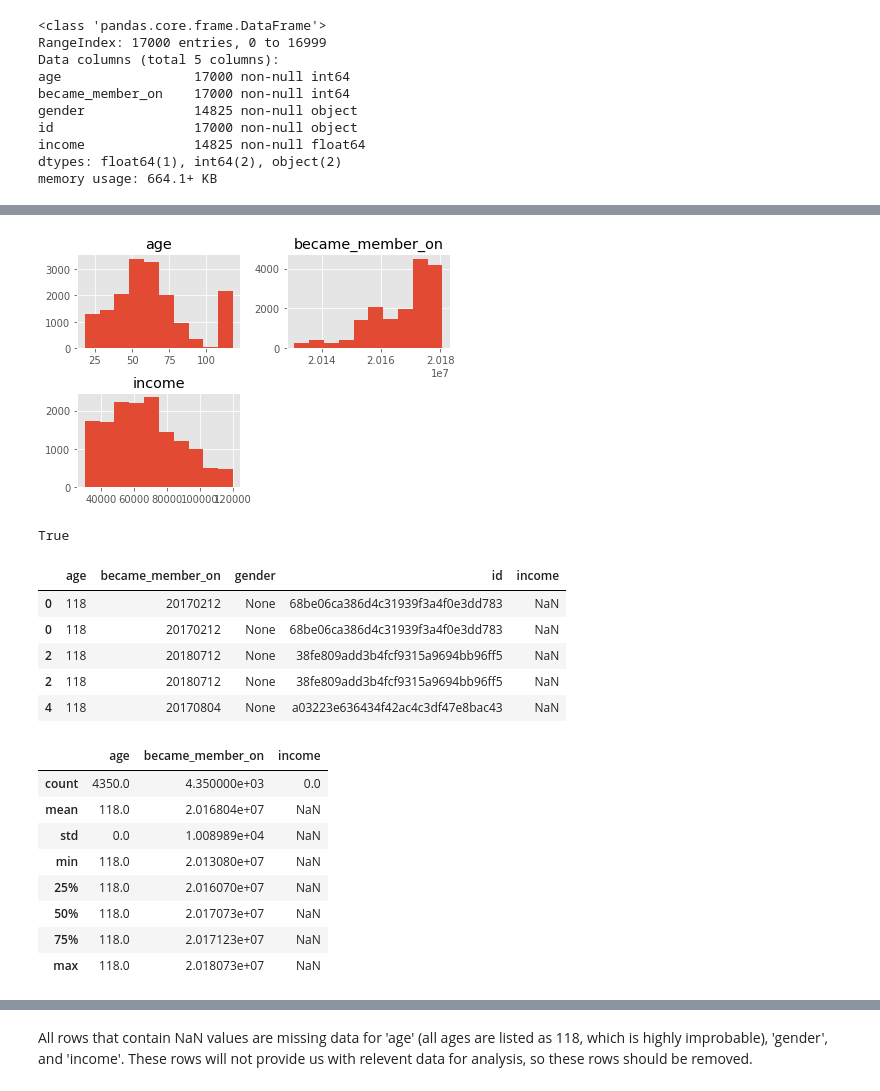
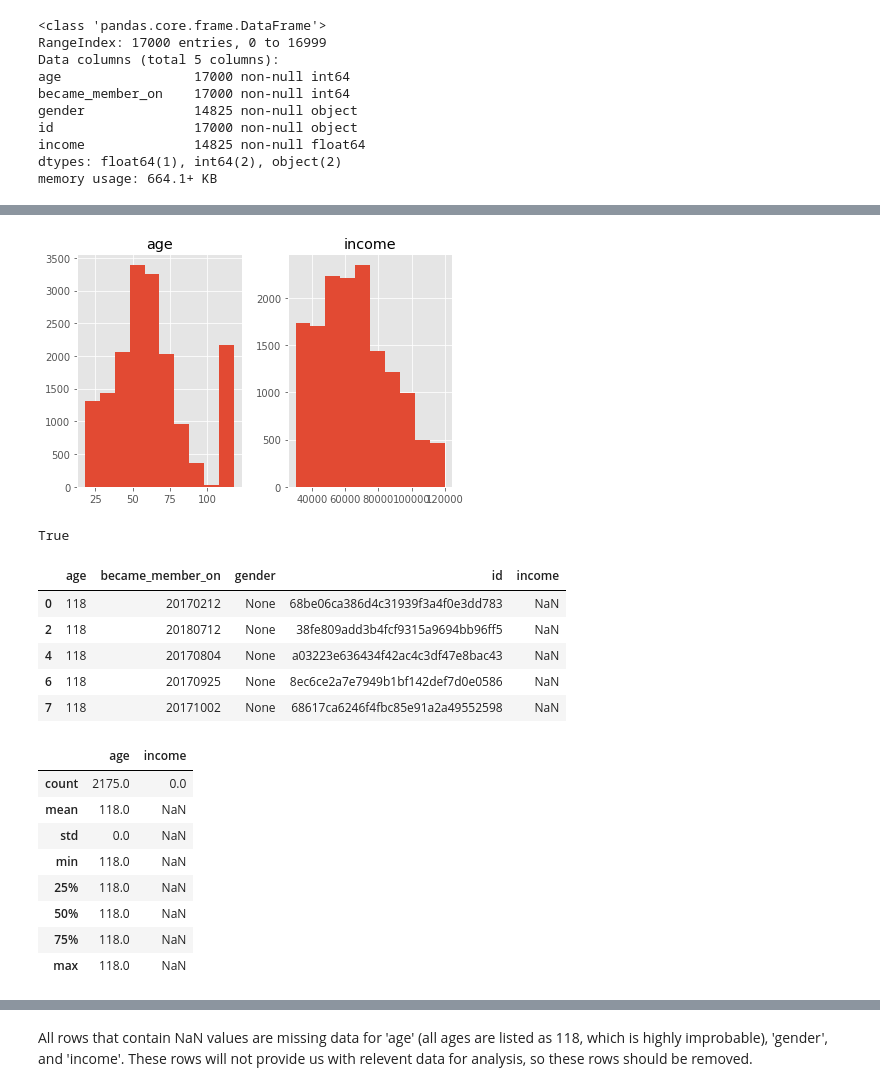
Before and after one commit to ajgiust/Optimize-Starbucks-App-Offers, a Jupyter notebook: Starbucks_Capstone_notebook.ipynb, the cells around one changed output, grey strips where cells are left out. Cells and saved outputs as stored; diff of their text form; code cells hidden in the pictures.

```diff
--- a/Starbucks_Capstone_notebook.ipynb
+++ b/Starbucks_Capstone_notebook.ipynb
@@ -194,8 +230,10 @@ profile.describe()
 # %%
-profile.hist()
+profile[['age', 'income']].hist()
 plt.tight_layout();
+
+plt.savefig('profile_hist.png')
 # %% [output]
-[figure, old version]
+[figure, new version]
 # %%
 # Check for NaN's
 
@@ -205,24 +243,24 @@ True
 # %%
 # Review rows that contain NaN value
 
-profile_nans = profile[profile.isnull().values == True]
+profile_nans = profile[profile['income'].isnull().values == True]
 profile_nans.head()
 # %% [output]
 |  | age | became_member_on | gender | id | income |
 | 0 | 118 | 20170212 | None | 68be06ca386d4c31939f3a4f0e3dd783 | NaN |
-| 0 | 118 | 20170212 | None | 68be06ca386d4c31939f3a4f0e3dd783 | NaN |
-| 2 | 118 | 20180712 | None | 38fe809add3b4fcf9315a9694bb96ff5 | NaN |
 | 2 | 118 | 20180712 | None | 38fe809add3b4fcf9315a9694bb96ff5 | NaN |
 | 4 | 118 | 20170804 | None | a03223e636434f42ac4c3df47e8bac43 | NaN |
+| 6 | 118 | 20170925 | None | 8ec6ce2a7e7949b1bf142def7d0e0586 | NaN |
+| 7 | 118 | 20171002 | None | 68617ca6246f4fbc85e91a2a49552598 | NaN |
 # %%
-profile_nans.describe()
+profile_nans[['age', 'income']].describe()
 # %% [output]
-|  | age | became_member_on | income |
-| count | 4350.0 | 4.350000e+03 | 0.0 |
-| mean | 118.0 | 2.016804e+07 | NaN |
-| std | 0.0 | 1.008989e+04 | NaN |
-| min | 118.0 | 2.013080e+07 | NaN |
-| 25% | 118.0 | 2.016070e+07 | NaN |
-| 50% | 118.0 | 2.017073e+07 | NaN |
-| 75% | 118.0 | 2.017123e+07 | NaN |
-| max | 118.0 | 2.018073e+07 | NaN |
+|  | age | income |
+| count | 2175.0 | 0.0 |
+| mean | 118.0 | NaN |
+| std | 0.0 | NaN |
+| min | 118.0 | NaN |
+| 25% | 118.0 | NaN |
+| 50% | 118.0 | NaN |
+| 75% | 118.0 | NaN |
+| max | 118.0 | NaN |
```
Also changed, not shown: parts of 15 cells of this notebook.
